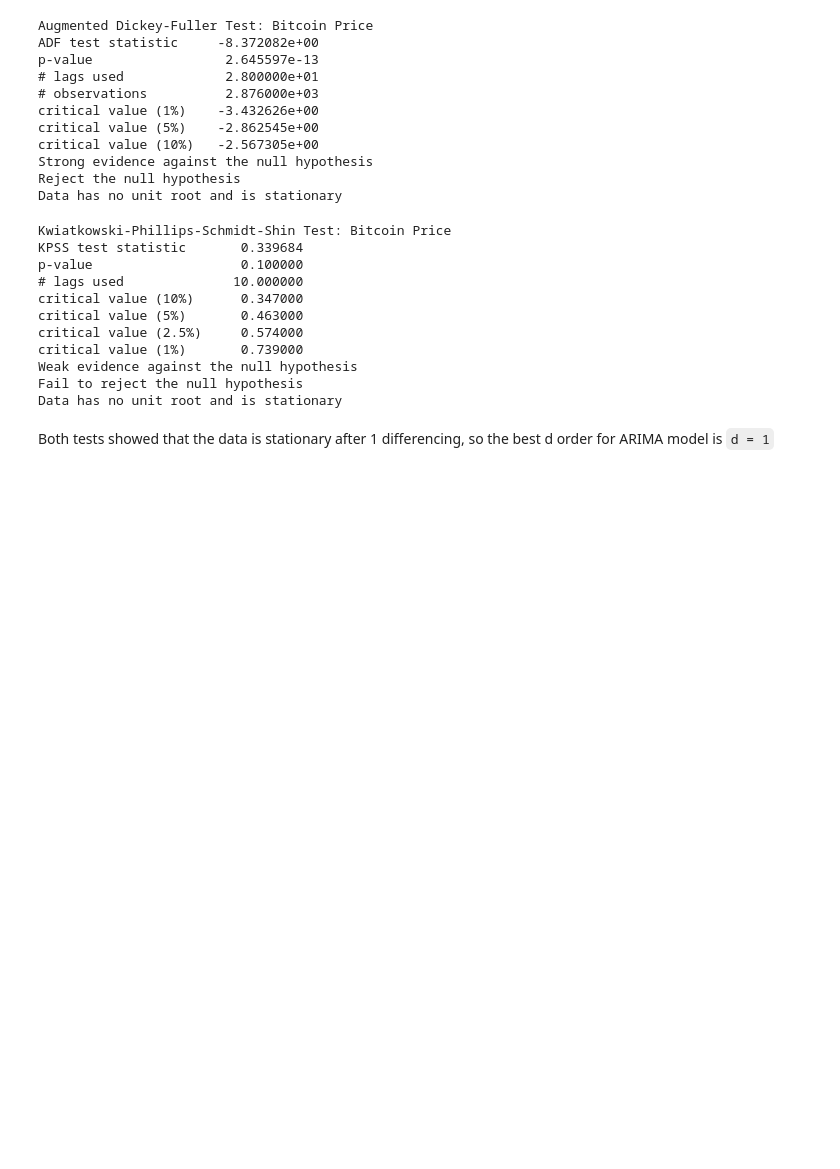
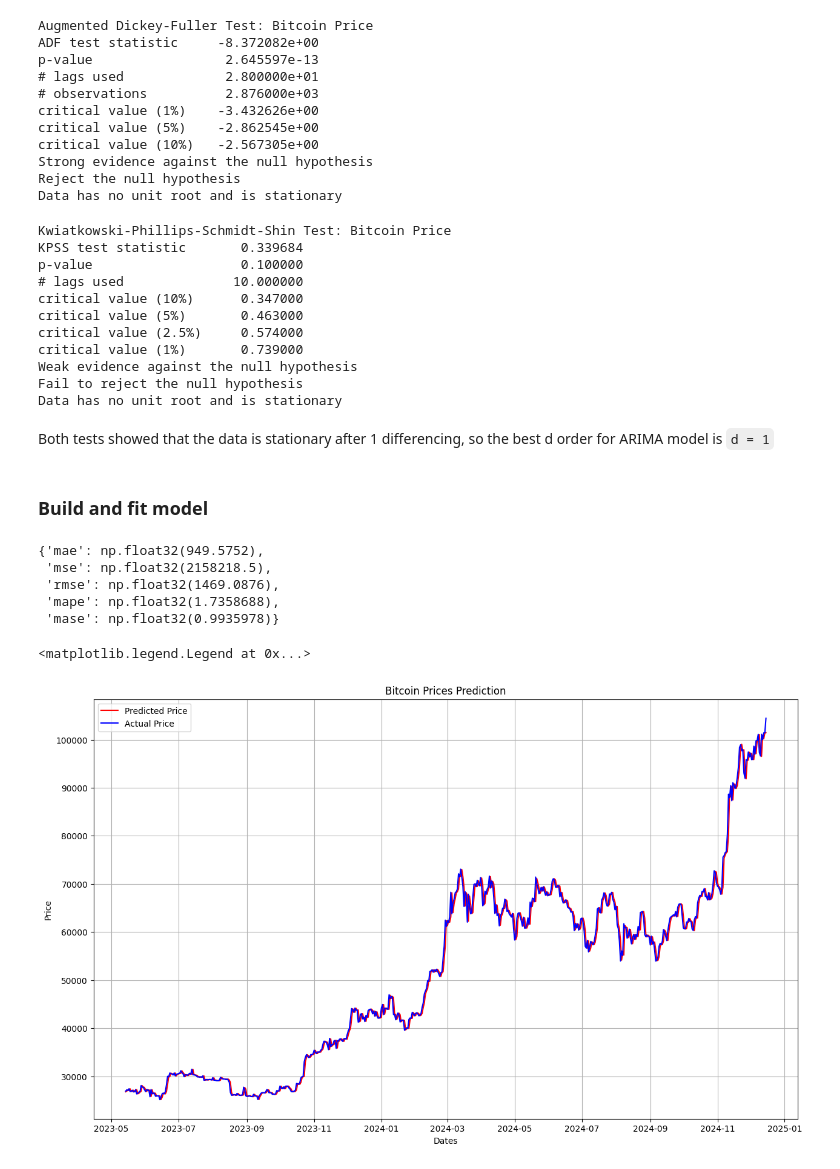
Before and after one commit to davydantoniuk/btc-timeseries-forecasting, a Jupyter notebook: btc_forecast.ipynb, the cells around one changed output. Drawn from its saved outputs; the diff is of its cells as text; code cells hidden in the pictures; blank space fills up the shorter version.

Commit message:
Build, fit and evaluate arima model

```diff
--- a/btc_forecast.ipynb
+++ b/btc_forecast.ipynb
@@ -333,3 +333,47 @@ Fail to reject the null hypothesis
 Data has no unit root and is stationary
 # %% [markdown]
 Both tests showed that the data is stationary after 1 differencing, so the best d order for ARIMA model is `d = 1`
+# %% [markdown]
+### Build and fit model
+# %%
+to_row = int(len(bitcoin_price) * 0.8)
+training_data = list(bitcoin_price[0:to_row]["Price"])
+testing_data = list(bitcoin_price[to_row:]["Price"])
+# %%
+model_predictions = []
+n_test_observations = len(testing_data)
+# %%
+from statsmodels.tsa.arima.model import ARIMA
+for i in range(n_test_observations):
+    model = ARIMA(training_data, order=(4,1,0))
+    model_fit = model.fit()
+    output = model_fit.forecast()
+    yhat = output[0]
+    model_predictions.append(yhat)
+    actual_test_value = testing_data[i]
+    training_data.append(actual_test_value)
+# %%
+arima_results = evaluate_preds(y_true=testing_data, y_pred=model_predictions)
+arima_results
+# %% [output]
+{'mae': np.float32(949.5752),
+ 'mse': np.float32(2158218.5),
+ 'rmse': np.float32(1469.0876),
+ 'mape': np.float32(1.7358688),
+ 'mase': np.float32(0.9935978)}
+# %%
+plt.figure(figsize=(15, 9))
+plt.grid(True)
+
+data_range = bitcoin_price[to_row:].index
+model_predictions = model_predictions[:len(testing_data)]
+
+plt.plot(data_range, model_predictions, color="red", label="Predicted Price")
+plt.plot(data_range, testing_data, color="blue", label="Actual Price")
+plt.title("Bitcoin Prices Prediction")
+plt.xlabel("Dates")
+plt.ylabel("Price")
+plt.legend()
+# %% [output]
+<matplotlib.legend.Legend at 0x...>
+[figure, added]
```
